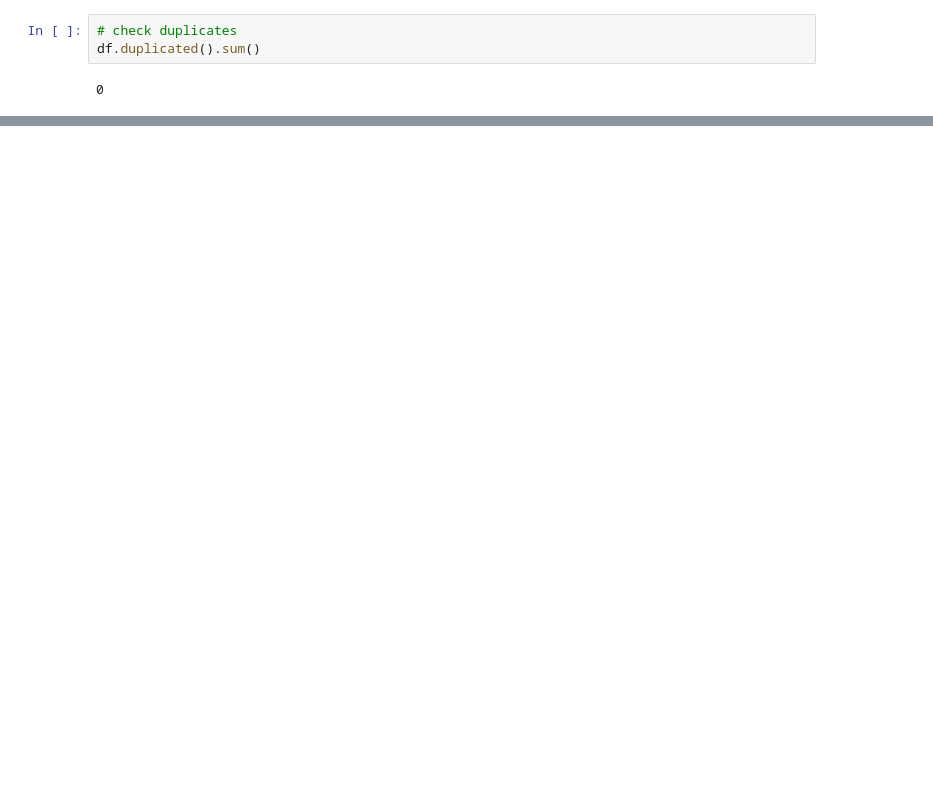
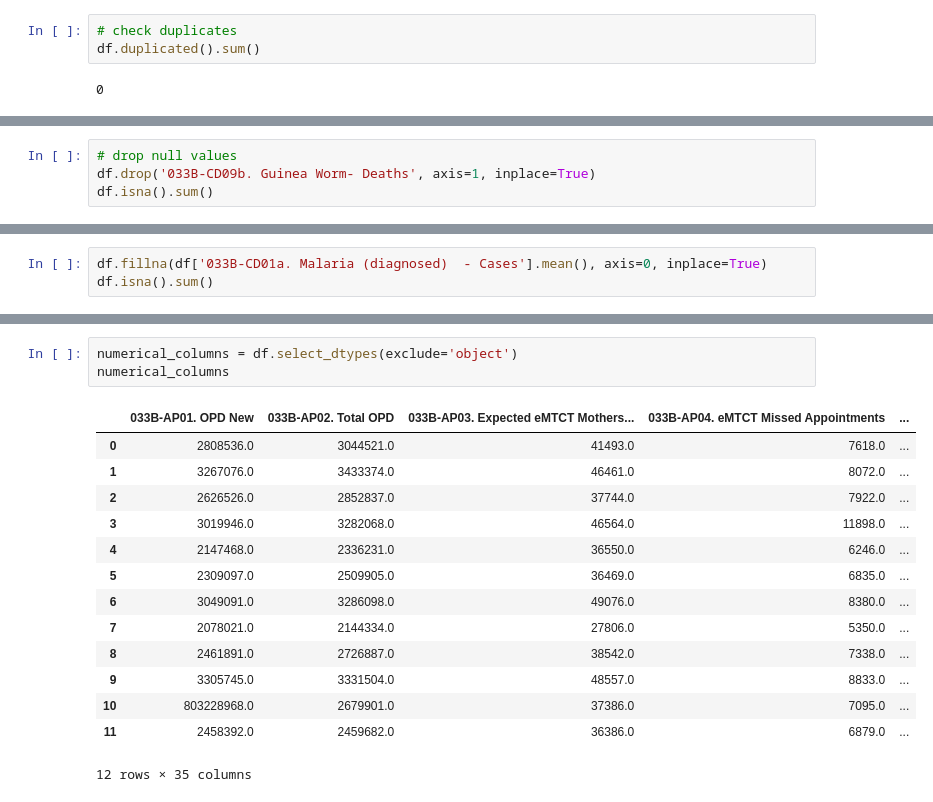
Before and after one commit to SsegawaAbdulkarim/Malaria_prediction, a Jupyter notebook: malaria_pred.ipynb, the cells around one changed output, grey strips where cells are left out. Saved outputs shown, nothing was run; the diff lists cells and outputs as text; blank space fills up the shorter version.

```diff
--- a/malaria_pred.ipynb
+++ b/malaria_pred.ipynb
@@ -169,0 +145,4 @@ df.duplicated().sum()
+# %%
+# drop null values
+df.drop('033B-CD09b. Guinea Worm- Deaths', axis=1, inplace=True)
+df.isna().sum()
@@ -169,0 +167,3 @@ df.duplicated().sum()
+# %%
+df.fillna(df['033B-CD01a. Malaria (diagnosed)  - Cases'].mean(), axis=0, inplace=True)
+df.isna().sum()
@@ -169,0 +218,18 @@ df.duplicated().sum()
+# %%
+numerical_columns = df.select_dtypes(exclude='object')
+numerical_columns
+# %% [output]
+|  | 033B-AP01. OPD New | 033B-AP02. Total OPD | 033B-AP03. Expected eMTCT Mothers... | 033B-AP04. eMTCT Missed Appointments | ... |
+| 0 | 2808536.0 | 3044521.0 | 41493.0 | 7618.0 | ... |
+| 1 | 3267076.0 | 3433374.0 | 46461.0 | 8072.0 | ... |
+| 2 | 2626526.0 | 2852837.0 | 37744.0 | 7922.0 | ... |
+| 3 | 3019946.0 | 3282068.0 | 46564.0 | 11898.0 | ... |
+| 4 | 2147468.0 | 2336231.0 | 36550.0 | 6246.0 | ... |
+| 5 | 2309097.0 | 2509905.0 | 36469.0 | 6835.0 | ... |
+| 6 | 3049091.0 | 3286098.0 | 49076.0 | 8380.0 | ... |
+| 7 | 2078021.0 | 2144334.0 | 27806.0 | 5350.0 | ... |
+| 8 | 2461891.0 | 2726887.0 | 38542.0 | 7338.0 | ... |
+| 9 | 3305745.0 | 3331504.0 | 48557.0 | 8833.0 | ... |
+| 10 | 803228968.0 | 2679901.0 | 37386.0 | 7095.0 | ... |
+| 11 | 2458392.0 | 2459682.0 | 36386.0 | 6879.0 | ... |
+12 rows × 35 columns
```
Also changed, not shown: parts of 19 cells of this notebook, 5 other files.
